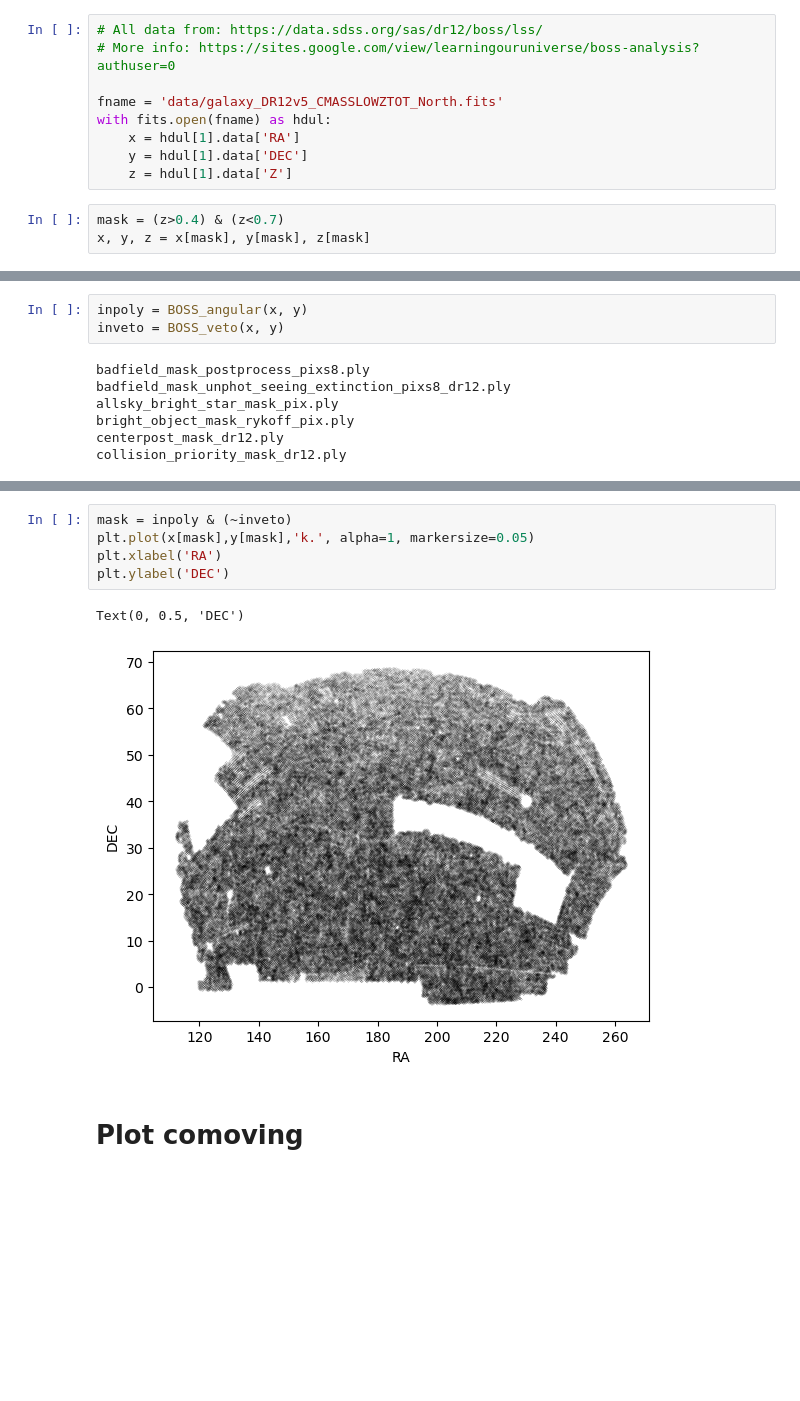
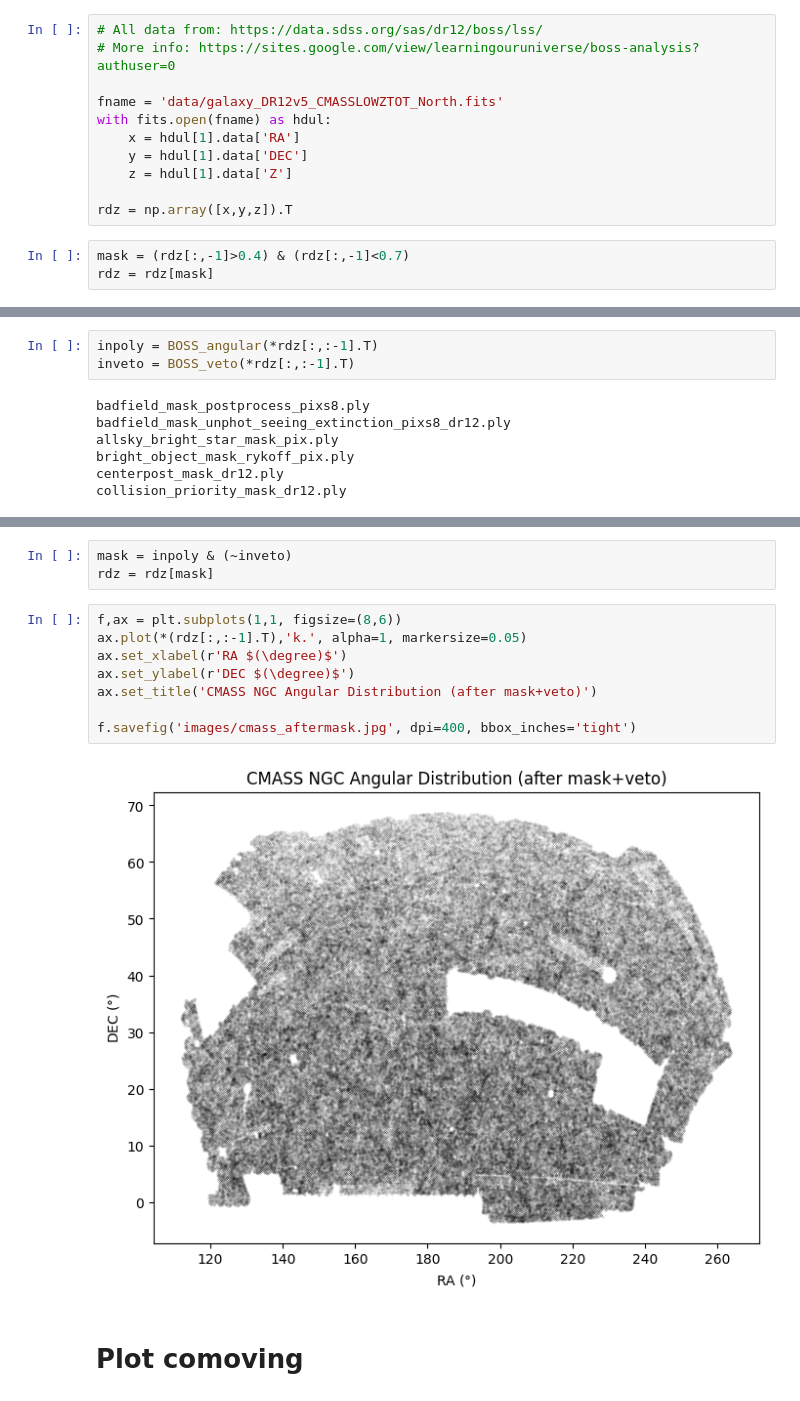
Before and after one commit to maho3/ltu-cmass, a Jupyter notebook: workspace.ipynb, the cells around one changed output, grey strips where cells are left out. Saved outputs shown, nothing was run; the diff lists cells and outputs as text; blank space fills up the shorter version.

```diff
--- a/workspace.ipynb
+++ b/workspace.ipynb
@@ -18,7 +18,9 @@ with fits.open(fname) as hdul:
     x = hdul[1].data['RA']
     y = hdul[1].data['DEC']
     z = hdul[1].data['Z']
+
+rdz = np.array([x,y,z]).T
 # %%
-mask = (z>0.4) & (z<0.7)
-x, y, z = x[mask], y[mask], z[mask]
+mask = (rdz[:,-1]>0.4) & (rdz[:,-1]<0.7)
+rdz = rdz[mask]
 # %%
@@ -61,8 +68,8 @@ def BOSS_veto(ra, dec):
         in_veto = in_veto | (w_veto > 0.)
     return in_veto
 # %%
-inpoly = BOSS_angular(x, y)
-inveto = BOSS_veto(x, y)
+inpoly = BOSS_angular(*rdz[:,:-1].T)
+inveto = BOSS_veto(*rdz[:,:-1].T)
 # %% [output]
 badfield_mask_postprocess_pixs8.ply
 badfield_mask_unphot_seeing_extinction_pixs8_dr12.ply
@@ -80,10 +80,15 @@ Text(0, 0.5, 'DEC')
+# %%
+mask = inpoly & (~inveto)
+rdz = rdz[mask]
 # %%
-mask = inpoly & (~inveto)
-plt.plot(x[mask],y[mask],'k.', alpha=1, markersize=0.05)
-plt.xlabel('RA')
-plt.ylabel('DEC')
+f,ax = plt.subplots(1,1, figsize=(8,6))
+ax.plot(*(rdz[:,:-1].T),'k.', alpha=1, markersize=0.05)
+ax.set_xlabel(r'RA $(\degree)$')
+ax.set_ylabel(r'DEC $(\degree)$')
+ax.set_title('CMASS NGC Angular Distribution (after mask+veto)')
+
+f.savefig('images/cmass_aftermask.jpg', dpi=400, bbox_inches='tight')
 # %% [output]
-Text(0, 0.5, 'DEC')
-[figure, old version]
+[figure, new version]
 # %% [markdown]
 # Plot comoving
```
Also changed, not shown: parts of 29 cells of this notebook, 1 other file.
